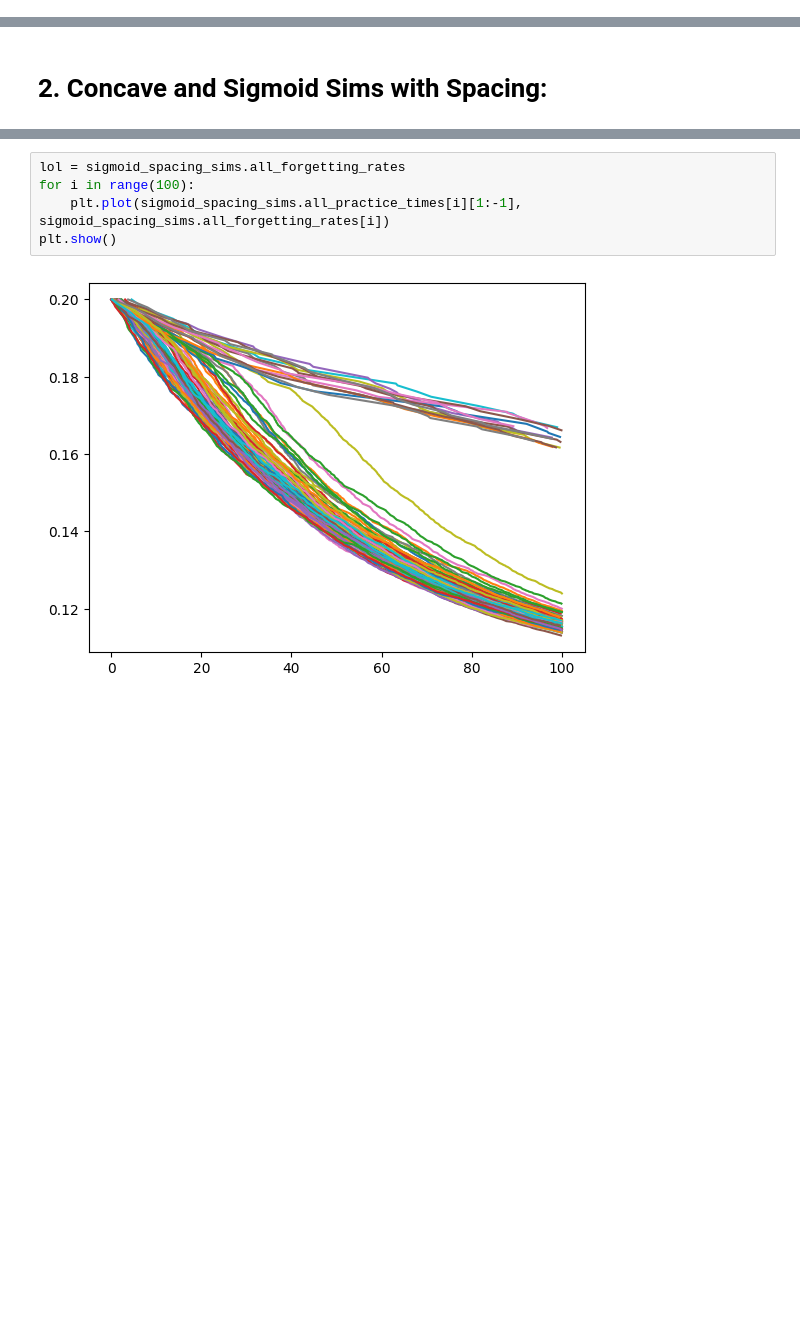
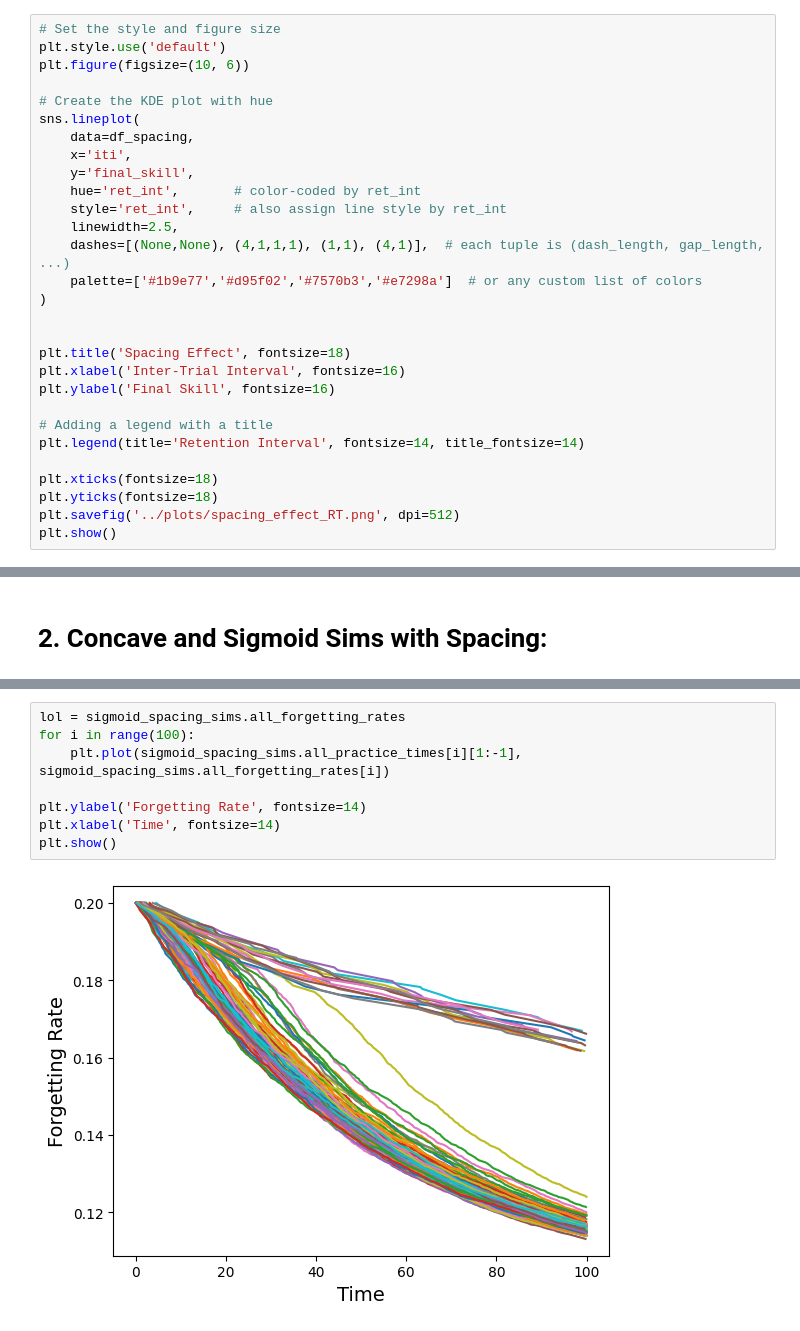
Before and after one commit to plaskar/rps_model, a Jupyter notebook: notebooks/Spacing Effect.ipynb, the cells around one changed output, grey strips where cells are left out. Saved outputs shown, nothing was run; the diff lists cells and outputs as text; blank space fills up the shorter version.

```diff
--- a/notebooks/Spacing Effect.ipynb
+++ b/notebooks/Spacing Effect.ipynb
@@ -102,0 +93,29 @@ plt.show()
+# %%
+# Set the style and figure size
+plt.style.use('default')
+plt.figure(figsize=(10, 6))
+
+# Create the KDE plot with hue
+sns.lineplot(
+    data=df_spacing,
+    x='iti',
+    y='final_skill',
+    hue='ret_int',       # color-coded by ret_int
+    style='ret_int',     # also assign line style by ret_int
+    linewidth=2.5,
+    dashes=[(None,None), (4,1,1,1), (1,1), (4,1)],  # each tuple is (dash_length, gap_length, ...)
+    palette=['#1b9e77','#d95f02','#7570b3','#e7298a']  # or any custom list of colors
+)
+
+
+plt.title('Spacing Effect', fontsize=18)
+plt.xlabel('Inter-Trial Interval', fontsize=16)
+plt.ylabel('Final Skill', fontsize=16)
+
+# Adding a legend with a title
+plt.legend(title='Retention Interval', fontsize=14, title_fontsize=14)
+
+plt.xticks(fontsize=18)
+plt.yticks(fontsize=18)
+plt.savefig('../plots/spacing_effect_RT.png', dpi=512)
+plt.show()
@@ -217,7 +238,10 @@ sigmoid_spacing_sims.plot_trajectory_and_histogram(colour_lineplots=sigmoid_colo
 # %%
 lol = sigmoid_spacing_sims.all_forgetting_rates
 for i in range(100):
     plt.plot(sigmoid_spacing_sims.all_practice_times[i][1:-1], sigmoid_spacing_sims.all_forgetting_rates[i])
+
+plt.ylabel('Forgetting Rate', fontsize=14)
+plt.xlabel('Time', fontsize=14)
 plt.show()
 # %% [output]
-[figure, old version]
+[figure, new version]
```
Also changed, not shown: parts of 11 cells of this notebook, 52 other files.
